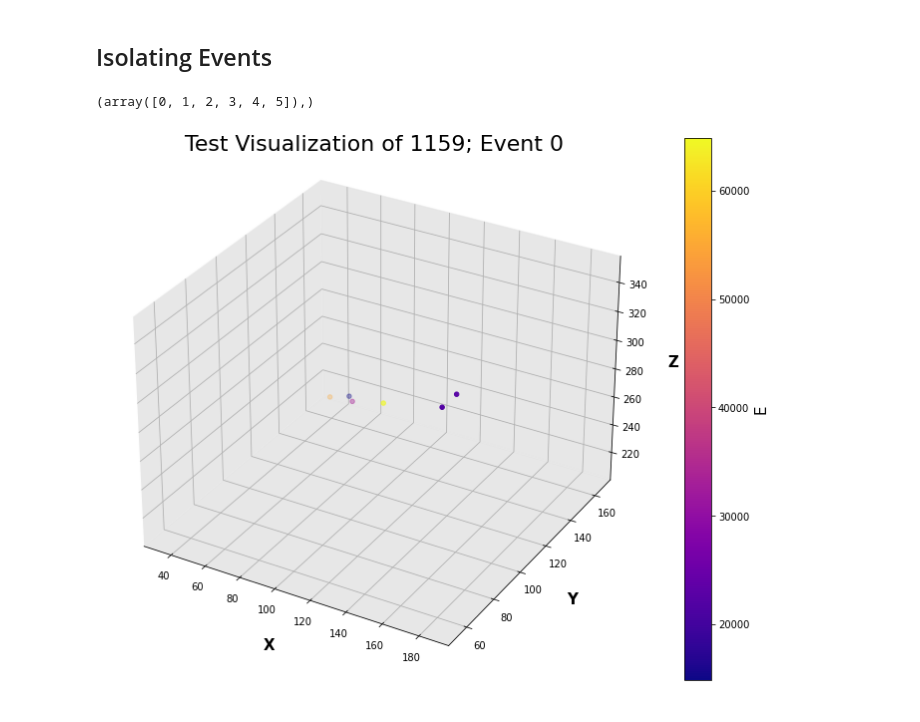
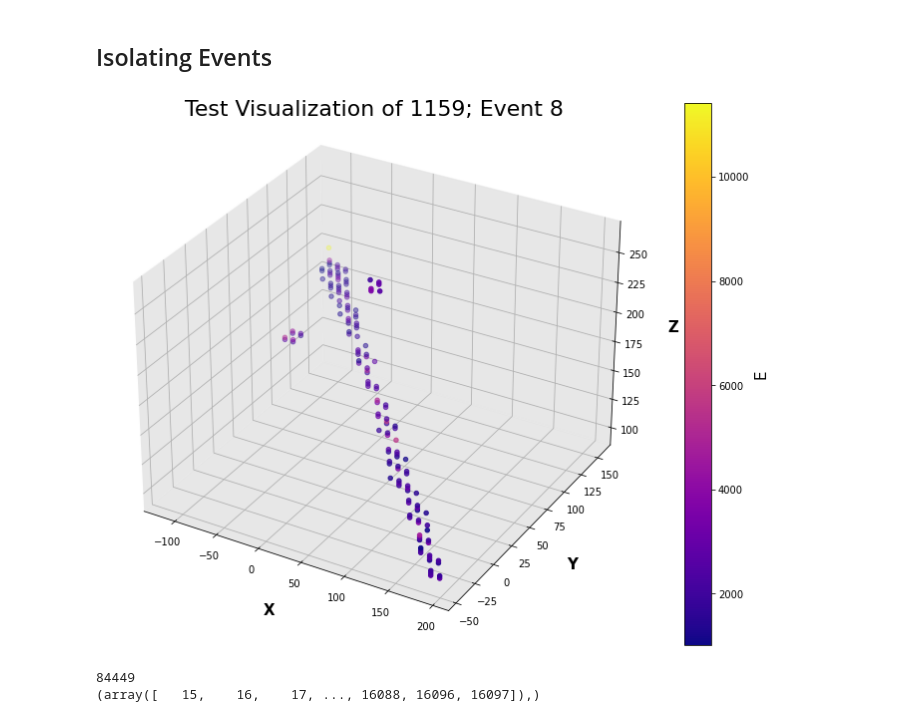
Before and after one commit to alexhigley/SULI-2022, a Jupyter notebook: Muons_3D_Plot.ipynb, the cells around one changed output. Drawn from its saved outputs; the diff is of its cells as text; code cells hidden in the pictures.

```diff
--- a/Muons_3D_Plot.ipynb
+++ b/Muons_3D_Plot.ipynb
@@ -279,44 +253,63 @@ This is good but I need to isolate the events via a column in Chit high. I also
 # %%
 en = events_data['E']
 event_num = events_data.event
-event_zero = np.where(event_num == 0)
-print(event_zero)
+event_zero = np.where(event_num == 8)
 datx_zero = (np.array(x))[event_zero]
 daty_zero = (np.array(y))[event_zero]
 datz_zero = (np.array(z))[event_zero]
 date_zero = (np.array(en))[event_zero]
-# %% [output]
-(array([0, 1, 2, 3, 4, 5]),)
 # %%
 fig = plt.figure(figsize = (14, 10))
 ax = plt.axes(projection ="3d")
 ax.set_xlabel('X', fontsize=15, fontweight='bold')
 ax.set_ylabel('Y', fontsize=15, fontweight='bold')
 ax.set_zlabel('Z', fontsize=15, fontweight='bold')
-ax.set_title("Test Visualization of " + name + "; Event 0", fontsize=22, x=0.5, y=1.05)
+ax.set_title("Test Visualization of " + name + "; Event 8", fontsize=22, x=0.5, y=1.05)
 
 #color_map = plt.get_cmap('YlOrRd_r')
 #color_map = plt.get_cmap('RdYlBu_r')
 color_map = plt.get_cmap('plasma')
 
 #scatter_plot = ax.scatter3D(x, y, z, c=(events_data['Ec']/np.max(events_data['Ec'])), cmap = color_map)
 #the above one is divided by highest Ec value so that Ec is scaled between 0-1
 scatter_plot = ax.scatter3D(datx_zero, daty_zero, datz_zero, c=(date_zero), cmap = color_map)
 
 ax.xaxis.pane.set_facecolor('#D0D0D0')
 ax.yaxis.pane.set_facecolor('#D0D0D0')
 ax.zaxis.pane.set_facecolor('#D0D0D0')
 
 ax.xaxis.labelpad=15
 ax.yaxis.labelpad=15
 ax.zaxis.labelpad=15
 
 #matplotlib.rcParams.update({"axes.grid" : True, "grid.color": "red"})
 #If I want to change the grid color
 
 cbar = plt.colorbar(scatter_plot)
 cbar.set_label('E', fontsize=15)
 
 plt.show()
 # %% [output]
-[figure, old version]
+[figure, new version]
+# %%
+en_RL = deco['E']
+event_num_RL = deco.event
+event_zero_RL = np.where(event_num_RL == 8)
+datx_zero_RL = (np.array(X_RL))[event_zero_RL]
+daty_zero_RL = (np.array(Y_RL))[event_zero_RL]
+datz_zero_RL = (np.array(Z_RL))[event_zero_RL]
+date_zero_RL = (np.array(en_RL))[event_zero_RL]
+
+topp = np.array(en_RL)
+print(len(topp))
+
+locc = np.where(date_zero_RL >= 0.00005)
+print(locc)
+
+underx = datx_zero_RL[locc]
+undery = daty_zero_RL[locc]
+underz = datz_zero_RL[locc]
+undere = date_zero_RL[locc]
+# %% [output]
+84449
+(array([   15,    16,    17, ..., 16088, 16096, 16097]),)
```
Also changed, not shown: parts of 5 cells of this notebook.
